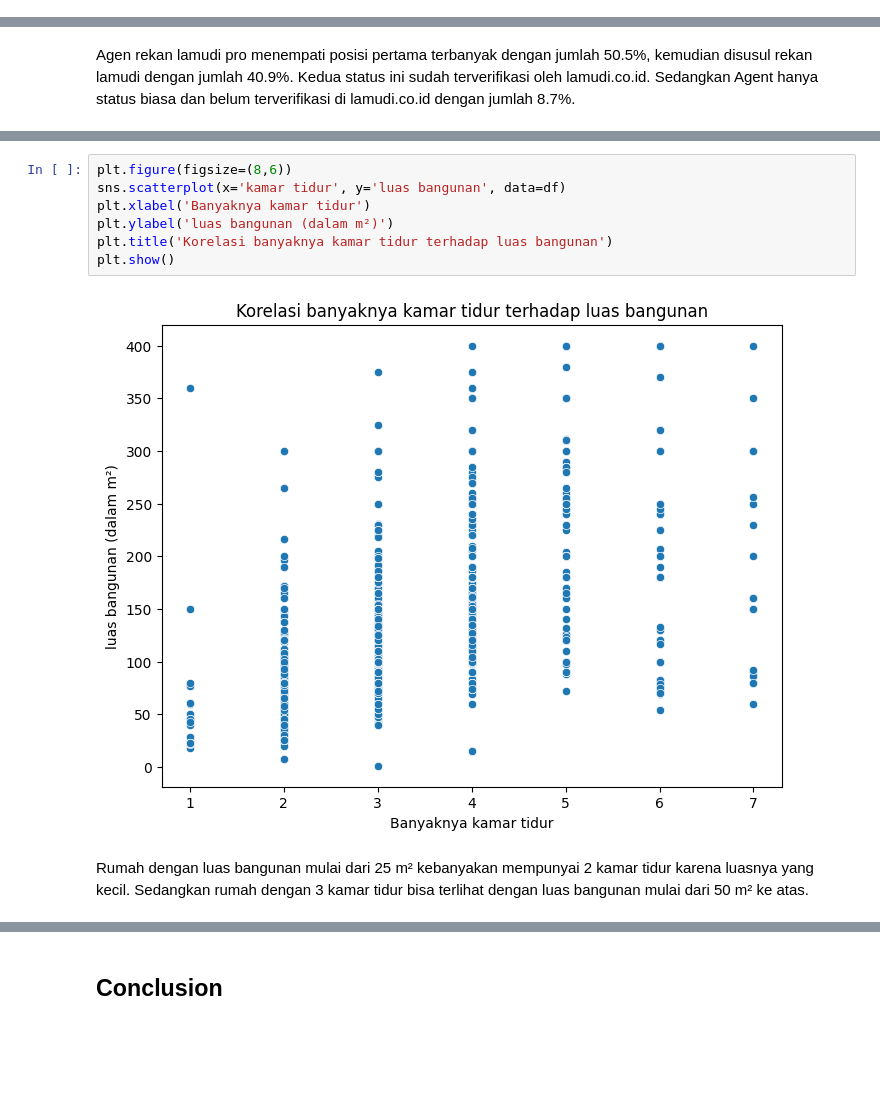
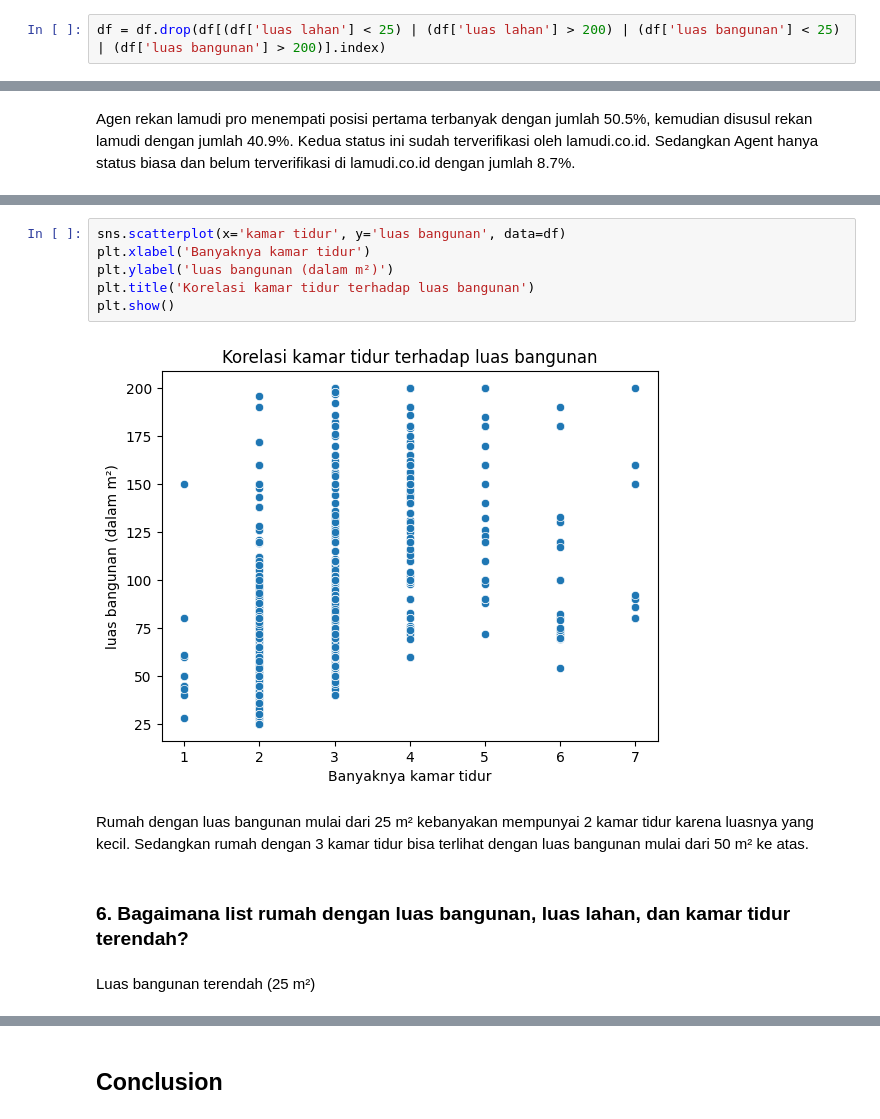
Before and after one commit to linggamandala/lamudi-malang-house-analysis, a Jupyter notebook: analisis.ipynb, the cells around one changed output, grey strips where cells are left out. Saved outputs shown, nothing was run; the diff lists cells and outputs as text; blank space fills up the shorter version.

```diff
--- a/analisis.ipynb
+++ b/analisis.ipynb
@@ -420,3 +403,5 @@ df = remove_outliers_iqr(df, nums)
+# %%
+df = df.drop(df[(df['luas lahan'] < 25) | (df['luas lahan'] > 200) | (df['luas bangunan'] < 25) | (df['luas bangunan'] > 200)].index)
 # %% [markdown]
 ### EDA (after cleaning data)
 # %% [markdown]
@@ -705,11 +677,14 @@ Sedangkan rumah dengan luas lahan yang lebih dari 50 m² hingga 150 m² mendomin
 # %%
-plt.figure(figsize=(8,6))
 sns.scatterplot(x='kamar tidur', y='luas bangunan', data=df)
 plt.xlabel('Banyaknya kamar tidur')
 plt.ylabel('luas bangunan (dalam m²)')
-plt.title('Korelasi banyaknya kamar tidur terhadap luas bangunan')
+plt.title('Korelasi kamar tidur terhadap luas bangunan')
 plt.show()
 # %% [output]
-[figure, old version]
+[figure, new version]
 # %% [markdown]
 Rumah dengan luas bangunan mulai dari 25 m² kebanyakan mempunyai 2 kamar tidur karena luasnya yang kecil. Sedangkan rumah dengan 3 kamar tidur bisa terlihat dengan luas bangunan mulai dari 50 m² ke atas.
+# %% [markdown]
+### 6. Bagaimana list rumah dengan luas bangunan, luas lahan, dan kamar tidur terendah?
+# %% [markdown]
+Luas bangunan terendah (25 m²)
```
Also changed, not shown: parts of 44 cells of this notebook, 6 other files.
